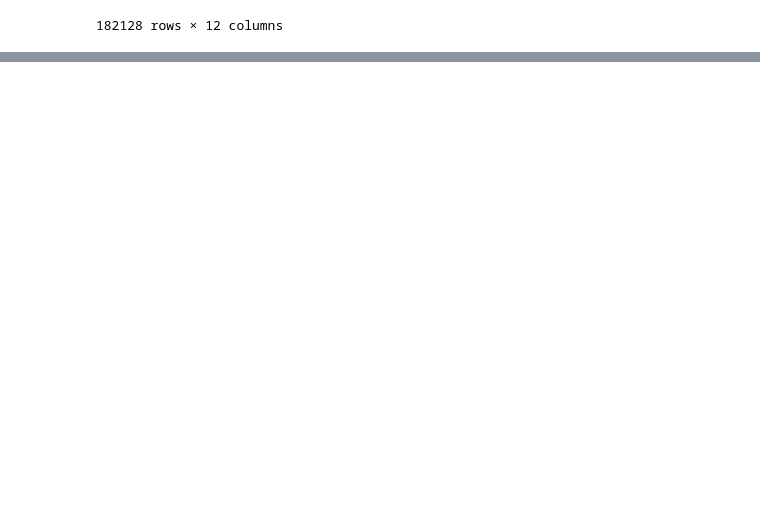
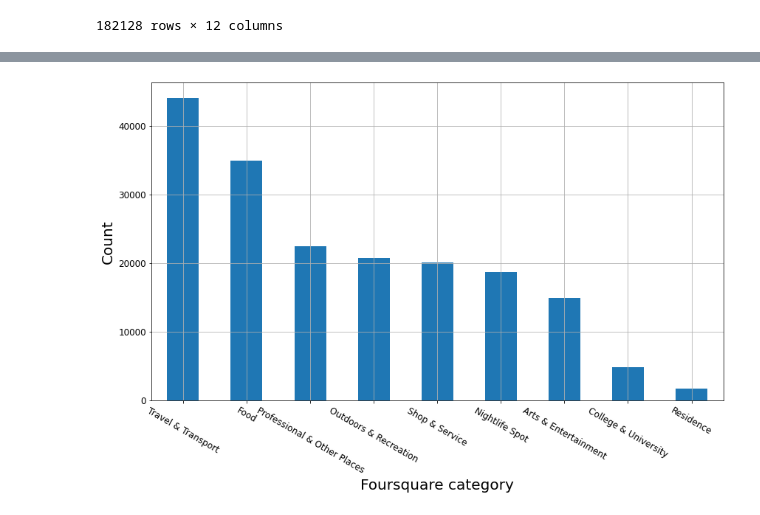
Before and after one commit to leyixu21/Semantic-Trajectory, a Jupyter notebook: clean_foursquare_data.ipynb, the cells around one changed output, grey strips where cells are left out. Saved outputs shown, nothing was run; the diff lists cells and outputs as text; code cells hidden in the pictures; blank space fills up the shorter version.

Commit message:
(1) Update the venue name collection via Foursquare API (2) Add the Explore Data section

```diff
--- a/clean_foursquare_data.ipynb
+++ b/clean_foursquare_data.ipynb
@@ -42,10 +43,9 @@ import json
 # from dataprep.eda import create_report
 # %%
 # set paths
-# path='/content/drive/MyDrive/master_thesis_data/'
-# path_foursquare='/content/drive/MyDrive/master_thesis_data/foursquare/'
-path='master_thesis_data/'
-path_foursquare='master_thesis_data/foursquare/'
+path='/content/drive/MyDrive/master_thesis_data/'
+path_foursquare='/content/drive/MyDrive/master_thesis_data/foursquare/'
+path_figures='/content/drive/MyDrive/master_thesis_data/figures/'
 # %%
 # read boundary data
 london = gpd.read_file(path+'london_boundaries.geojson')
@@ -923,0 +906,16 @@ gdf_london_cleaned = pd.read_csv(path_foursquare+'london_foursquare_cleaned.csv'
+# %%
+plt.rcParams["figure.figsize"] = [12, 8]
+plt.rcParams["figure.autolayout"] = True
+
+ax = gdf_london_cleaned['category'].value_counts().plot.bar()
+
+plt.xticks(fontsize=12)
+plt.yticks(fontsize=12)
+# plt.title("Anomalies of each Device", fontsize=30)
+plt.xlabel("Foursquare category", fontsize=20)
+plt.ylabel("Count", fontsize=20)
+plt.xticks(rotation = -30)
+# plt.legend(fontsize=12)
+plt.grid()
+# %% [output]
+[figure, added]
```
Also changed, not shown: parts of 31 cells of this notebook.
